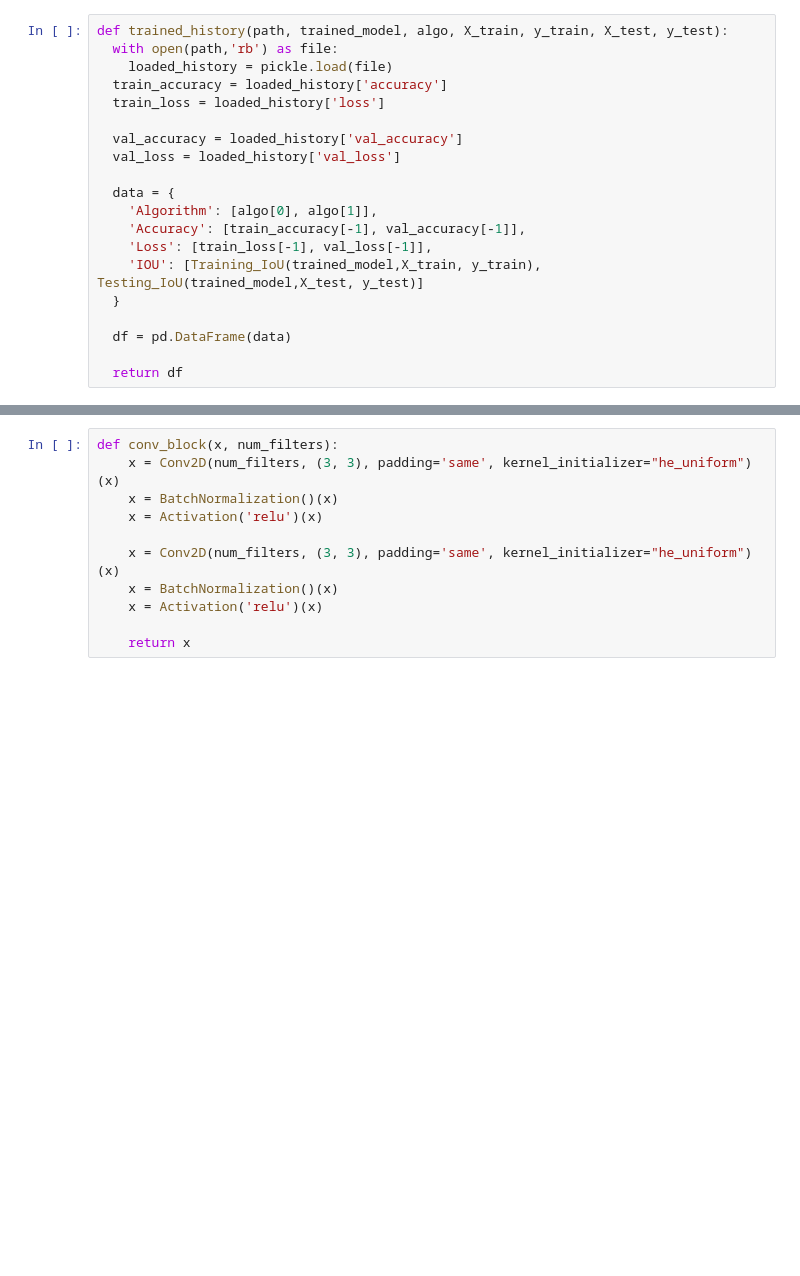
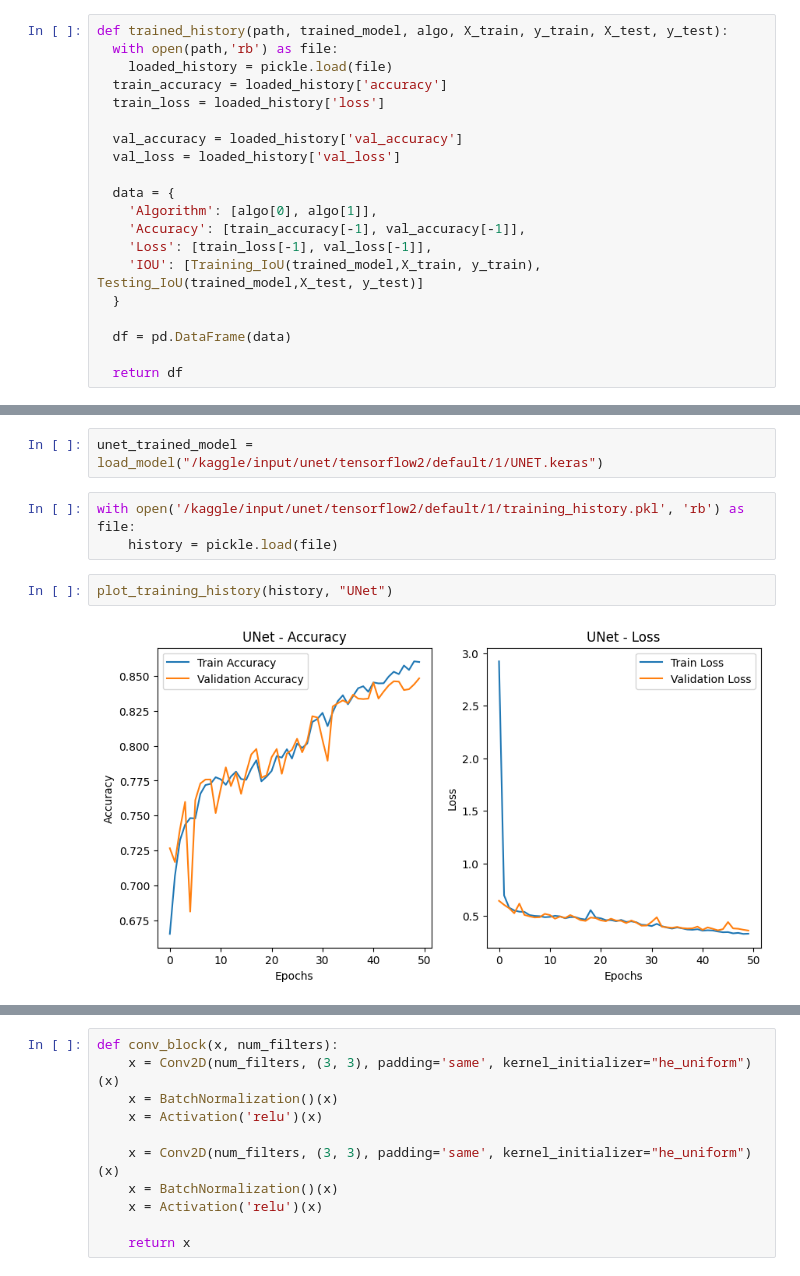
Before and after one commit to kawish14/Thesis, a Jupyter notebook: water-body-segmentation-thesis.ipynb, the cells around one changed output, grey strips where cells are left out. Drawn from its saved outputs; the diff is of its cells as text; blank space fills up the shorter version.

```diff
--- a/water-body-segmentation-thesis.ipynb
+++ b/water-body-segmentation-thesis.ipynb
@@ -231,0 +303,9 @@ def plot_images(X_test, y_test, unet_attention, selected_indices):
+# %%
+unet_trained_model = load_model("/kaggle/input/unet/tensorflow2/default/1/UNET.keras")
+# %%
+with open('/kaggle/input/unet/tensorflow2/default/1/training_history.pkl', 'rb') as file:
+    history = pickle.load(file)
+# %%
+plot_training_history(history, "UNet")
+# %% [output]
+[figure, added]
```
Also changed, not shown: parts of 30 cells of this notebook.
